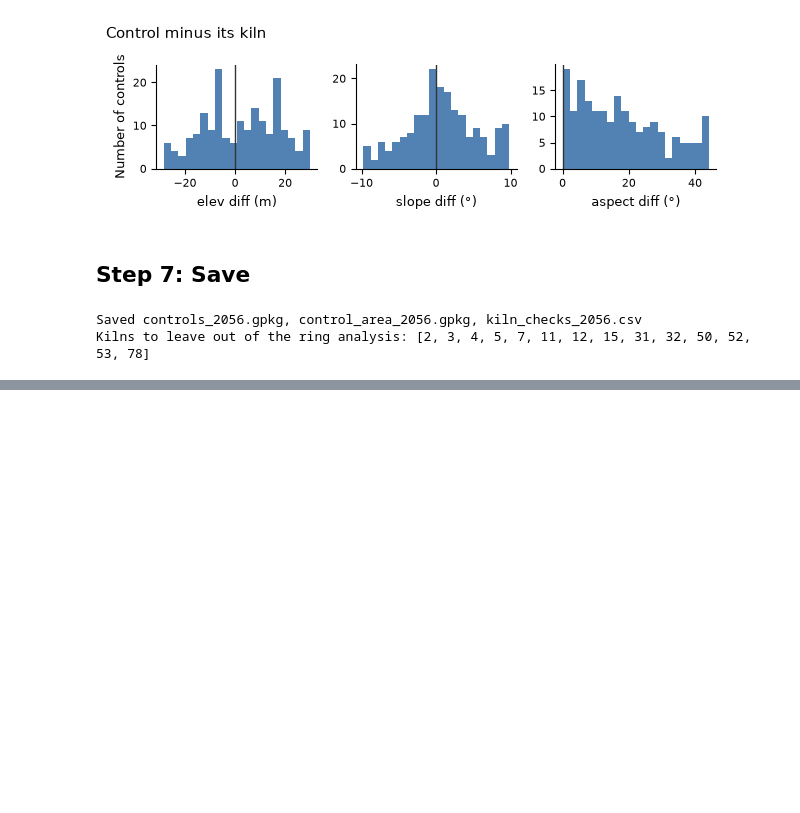
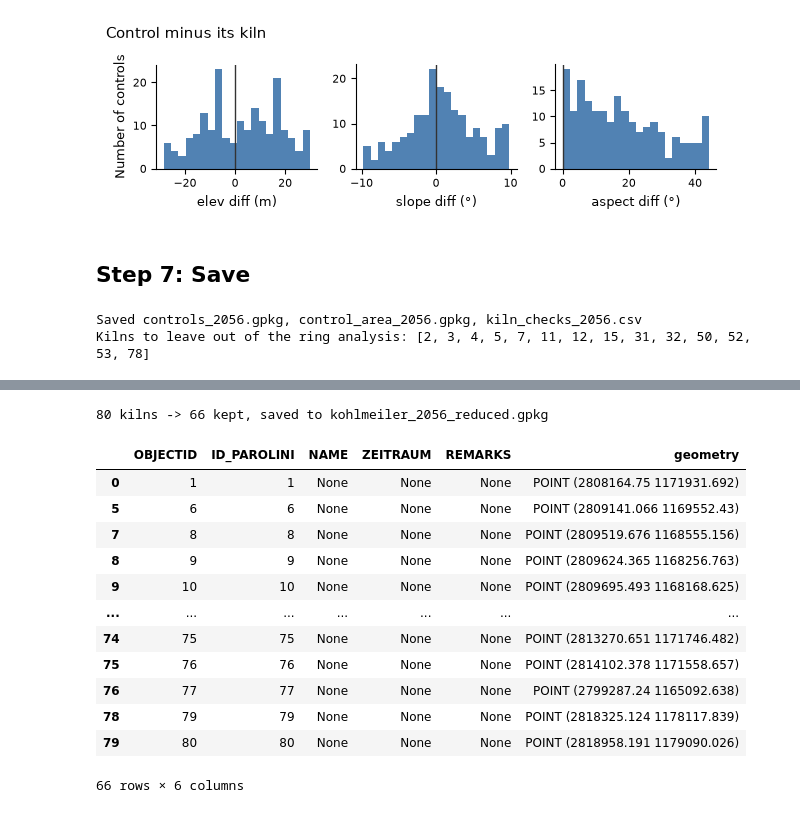
Before and after one commit to fabianott/GEO-715-Project, a Jupyter notebook: new testfolder/control_points.ipynb, the cells around one changed output, grey strips where cells are left out. Saved outputs shown, nothing was run; the diff lists cells and outputs as text; code cells hidden in the pictures; blank space fills up the shorter version.

Commit message:
reduced kohlmeiler_2056.gpkg to the 66 kilns that are actually used

```diff
--- a/new testfolder/control_points.ipynb
+++ b/new testfolder/control_points.ipynb
@@ -638,0 +646,17 @@ Kilns to leave out of the ring analysis: [2, 3, 4, 5, 7, 11, 12, 15, 31, 32, 50,
+# %%
+exclude_kilns("kohlmeiler_2056.gpkg", exclude=excluded)
+# %% [output]
+80 kilns -> 66 kept, saved to kohlmeiler_2056_reduced.gpkg
+|  | OBJECTID | ID_PAROLINI | NAME | ZEITRAUM | REMARKS | geometry |
+| 0 | 1 | 1 | None | None | None | POINT (2808164.75 1171931.692) |
+| 5 | 6 | 6 | None | None | None | POINT (2809141.066 1169552.43) |
+| 7 | 8 | 8 | None | None | None | POINT (2809519.676 1168555.156) |
+| 8 | 9 | 9 | None | None | None | POINT (2809624.365 1168256.763) |
+| 9 | 10 | 10 | None | None | None | POINT (2809695.493 1168168.625) |
+| ... | ... | ... | ... | ... | ... | ... |
+| 74 | 75 | 75 | None | None | None | POINT (2813270.651 1171746.482) |
+| 75 | 76 | 76 | None | None | None | POINT (2814102.378 1171558.657) |
+| 76 | 77 | 77 | None | None | None | POINT (2799287.24 1165092.638) |
+| 78 | 79 | 79 | None | None | None | POINT (2818325.124 1178117.839) |
+| 79 | 80 | 80 | None | None | None | POINT (2818958.191 1179090.026) |
+66 rows × 6 columns
```
Also changed, not shown: parts of 2 cells of this notebook, 22 other files.
